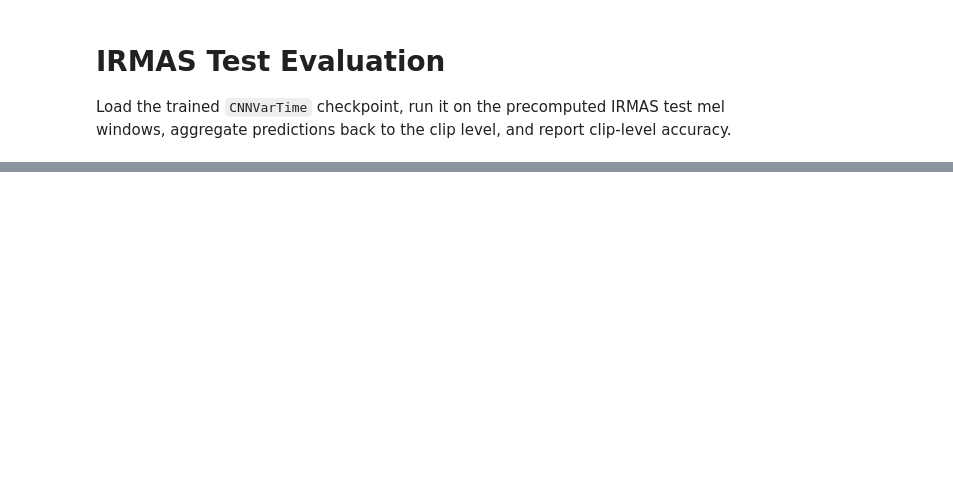
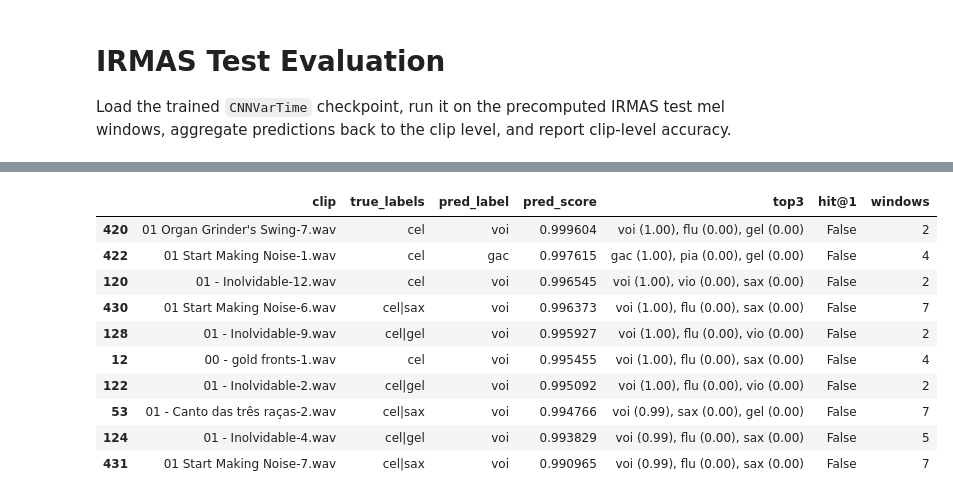
Before and after one commit to hughmancoder/ML-based-analysis-of-sound, a Jupyter notebook: evaluate_single_class.ipynb, the cells around one changed output, grey strips where cells are left out. Cells and saved outputs as stored; diff of their text form; code cells hidden in the pictures; blank space fills up the shorter version.

```diff
--- a/evaluate_single_class.ipynb
+++ b/evaluate_single_class.ipynb
@@ -70,0 +13,85 @@ CNNVarTime(
+# %%
+train_order_names, label_to_idx = class_names_from_ckpt(RESUME_CKPT, IRMAS_CLASSES)
+num_classes = len(train_order_names)
+print("Class order from ckpt:", train_order_names)
+
+# ----------------- MODEL -----------------
+model = CNNVarTime(in_ch=2, num_classes=num_classes, p_drop=0.5).to(DEVICE)
+state_dict = load_model_state(RESUME_CKPT)
+missing, unexpected = model.load_state_dict(state_dict, strict=True)
+assert not missing and not unexpected, f"state_dict mismatch: missing={missing} unexpected={unexpected}"
+model.eval()
+PIN_MEM = DEVICE.startswith("cuda")
+
+# ----------------- DATASET / LOADER -----------------
+# IMPORTANT: pass class_names=train_order_names so targets align with the checkpoint order
+test_ds = IRMASTestWindowDataset(
+    manifest_csv=Path(IRMAS_TEST_MANIFEST),
+    project_root=PROJECT_ROOT,
+    class_names=train_order_names,
+    per_example_norm=True,   # keep consistent with training
+)
+
+# quick sanity checks
+assert len(test_ds) > 0, "Empty test dataset."
+x0, y0, clip0, p0 = test_ds[0]
+assert x0.ndim == 3 and x0.shape[0] == 2, f"Expected mel shape (2, 128, T); got {tuple(x0.shape)}"
+assert y0.numel() == num_classes, f"Target length {y0.numel()} != num_classes {num_classes}"
+
+test_loader = DataLoader(
+    test_ds, batch_size=BATCH_SIZE, shuffle=False,
+    num_workers=NUM_WORKERS, pin_memory=PIN_MEM
+)
+print("Test windows:", len(test_ds))
+
+# ----------------- EVAL (clip-level by averaging logits) -----------------
+logits_by_clip = defaultdict(list)
+labels_by_clip = {}
+windows_per_clip = defaultdict(int)
+
+with torch.no_grad():
+    for inputs, targets, clip_ids, paths in test_loader:
+        inputs = inputs.to(DEVICE, non_blocking=PIN_MEM)
+        logits = model(inputs)                     # (B, C) raw logits (pre-softmax)
+        logits_cpu = logits.detach().cpu().numpy()
+        targets_np = targets.cpu().numpy()
+
+        for logit_vec, target_vec, clip_id in zip(logits_cpu, targets_np, clip_ids):
+            logits_by_clip[clip_id].append(logit_vec)               # accumulate windows
+            labels_by_clip[clip_id] = target_vec.astype(np.float32) # multi-hot GT per clip
+            windows_per_clip[clip_id] += 1
+
+rows = []
+for clip_id, logit_list in logits_by_clip.items():
+    stacked = np.stack(logit_list, 0)       # (W, C)
+    mean_logits = stacked.mean(axis=0)      # (C,)
+
+    # Single-class head (CE): convert to softmax probs for readability
+    exp = np.exp(mean_logits - mean_logits.max())
+    probs = exp / exp.sum()
+
+    pred_idx = int(mean_logits.argmax())
+    gt_vec = labels_by_clip[clip_id]        # multi-hot from manifest
+    hit1 = bool(gt_vec[pred_idx] > 0.5)
+
+    order = np.argsort(mean_logits)[::-1]
+    top3 = ", ".join(f"{train_order_names[i]} ({probs[i]:.2f})" for i in order[:3])
+    true_names = [train_order_names[i] for i, v in enumerate(gt_vec) if v > 0.5]
+
+    rows.append({
+        "clip": clip_id,
+        "true_labels": "|".join(true_names),
+        "pred_label": train_order_names[pred_idx],
+        "pred_score": float(probs[pred_idx]),
+        "top3": top3,
+        "hit@1": hit1,
+        "windows": int(windows_per_clip[clip_id]),
+    })
+
+df = pd.DataFrame(rows).sort_values(["hit@1", "pred_score"], ascending=[True, False])
+print("Clip-level Top-1 accuracy:", df["hit@1"].mean())
+try:
+    display(df.head(10))
+except NameError:
+    print(df.head(10).to_string(index=False))
+# %% [output]
@@ -71,2 +101,13 @@ CNNVarTime(
+|  | clip | true_labels | pred_label | pred_score | top3 | hit@1 | windows |
+| 420 | 01 Organ Grinder's Swing-7.wav | cel | voi | 0.999604 | voi (1.00), flu (0.00), gel (0.00) | False | 2 |
+| 422 | 01 Start Making Noise-1.wav | cel | gac | 0.997615 | gac (1.00), pia (0.00), gel (0.00) | False | 4 |
+| 120 | 01 - Inolvidable-12.wav | cel | voi | 0.996545 | voi (1.00), vio (0.00), sax (0.00) | False | 2 |
+| 430 | 01 Start Making Noise-6.wav | cel|sax | voi | 0.996373 | voi (1.00), flu (0.00), sax (0.00) | False | 7 |
+| 128 | 01 - Inolvidable-9.wav | cel|gel | voi | 0.995927 | voi (1.00), flu (0.00), vio (0.00) | False | 2 |
+| 12 | 00 - gold fronts-1.wav | cel | voi | 0.995455 | voi (1.00), flu (0.00), sax (0.00) | False | 4 |
+| 122 | 01 - Inolvidable-2.wav | cel|gel | voi | 0.995092 | voi (1.00), flu (0.00), vio (0.00) | False | 2 |
+| 53 | 01 - Canto das três raças-2.wav | cel|sax | voi | 0.994766 | voi (0.99), sax (0.00), gel (0.00) | False | 7 |
+| 124 | 01 - Inolvidable-4.wav | cel|gel | voi | 0.993829 | voi (0.99), flu (0.00), sax (0.00) | False | 5 |
+| 431 | 01 Start Making Noise-7.wav | cel|sax | voi | 0.990965 | voi (0.99), flu (0.00), sax (0.00) | False | 7 |
 # %% [markdown]
 # Evaluation on IRMAS test
```
Also changed, not shown: parts of 8 cells of this notebook, 30 other files.
